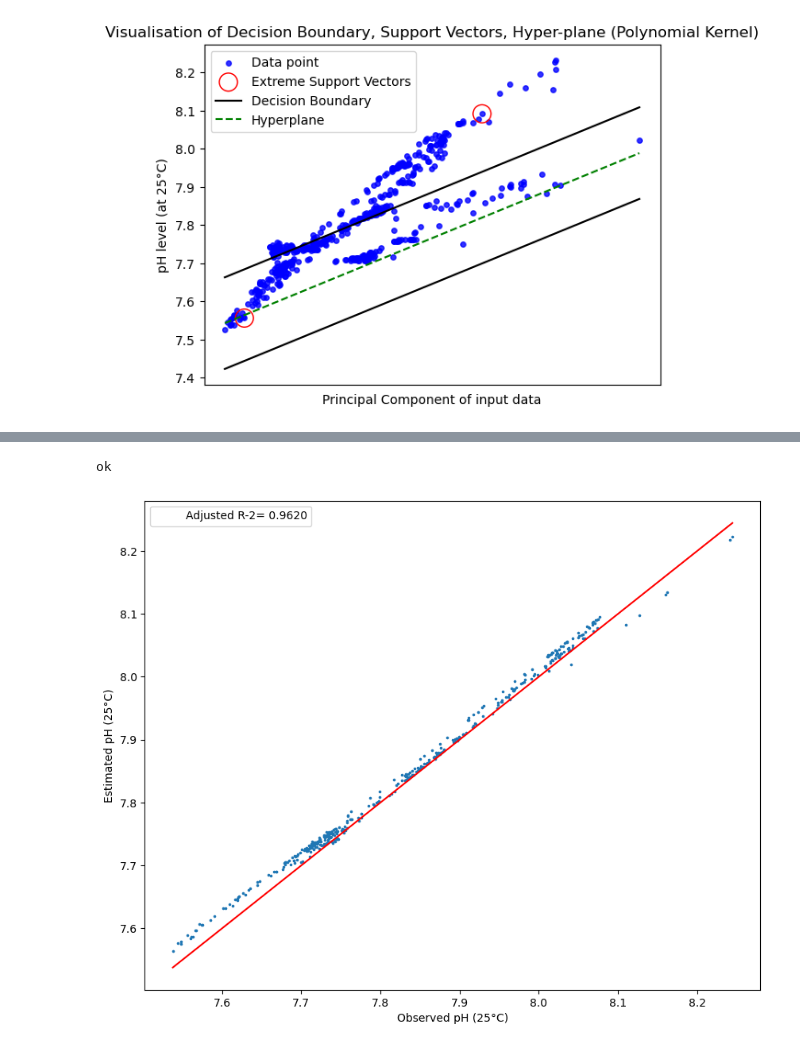
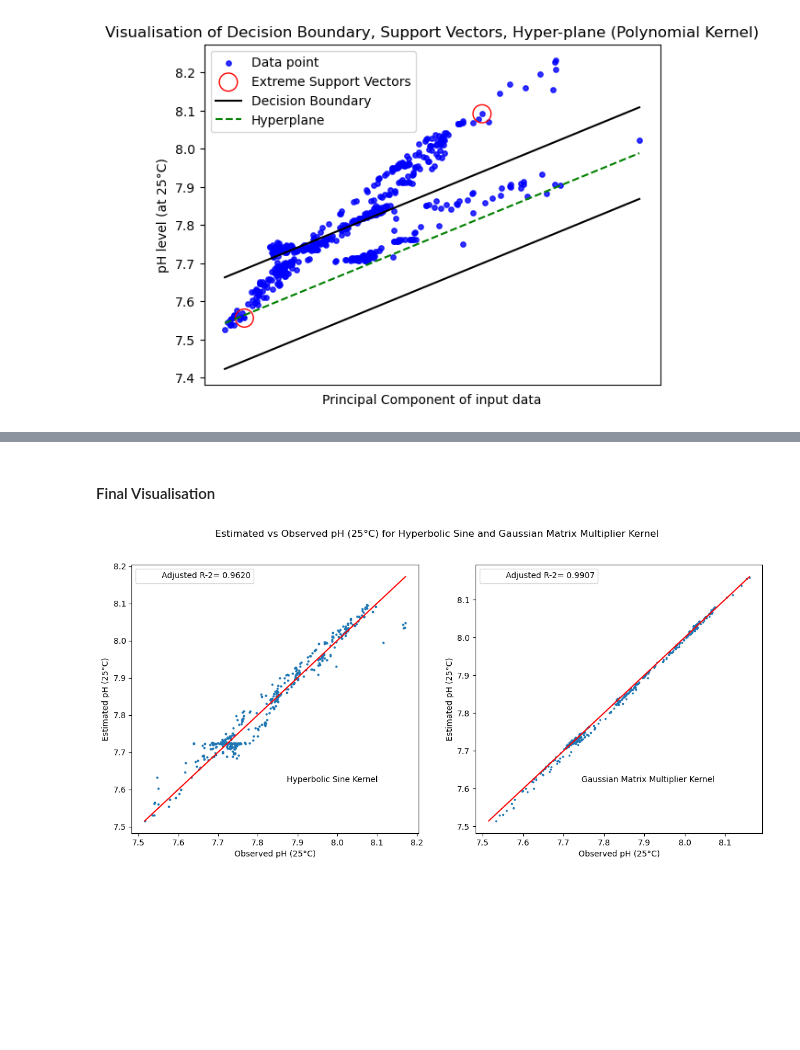
Before and after one commit to asif-saad/Analysis-of-Ocean-Climate, a Jupyter notebook: main.ipynb, the cells around one changed output, grey strips where cells are left out. Drawn from its saved outputs; the diff is of its cells as text; code cells hidden in the pictures; blank space fills up the shorter version.

Commit message:
some visualisation still left

```diff
--- a/main.ipynb
+++ b/main.ipynb
@@ -2441,8 +2424,6 @@ def sinh(x_train1,y_train1,x_test1,y_test,sigma,C):
     y_pred=sc_y.inverse_transform(y_pred)
     return y_pred
 # %%
-
-
 sigma=float(input("paramter for sigma: "))
 c=float(input("paramter for C: "))
 
@@ -2480,20 +2461,40 @@ while(True):
 
     val1=sinh(x_train1,y_train1,x_test1,y_test,sigma,c)
     if(val1[0]!=-1):
-        y_pred=val1
+        y_pred_sine=val1
+        y_test_sine=y_test
         break
-
-
-plt.figure(figsize=(10,8))
-plt.scatter(list(y_test['pH_25C_total']),y_pred,s=10,marker='.')
-plt.plot([min(min(y_test['pH_25C_total']),float(min(y_pred))),max(max(y_test['pH_25C_total']),float(max(y_pred)))],
-         [min(min(y_test['pH_25C_total']),float(min(y_pred))),max(max(y_test['pH_25C_total']),float(max(y_pred)))],
-         color='r')
-plt.scatter([],[],label="Adjusted R-2= 0.9620",alpha=0)
-plt.xlabel("Observed pH (25°C)")
-plt.ylabel("Estimated pH (25°C)")
-plt.legend()
-plt.show()
-# %% [output]
-ok
-[figure, removed]
+# %% [markdown]
+#### Final Visualisation
+# %%
+# create a grid of subplots
+fig, axs = plt.subplots(1, 2, figsize=(14, 6))
+
+# plot the data and add text to each subplot
+for i, ax in enumerate(axs):
+    if i == 0:
+        ax.scatter(list(y_test_matmul['pH_25C_total']),y_pred_matmul,s=15,marker='.')
+        ax.plot([min(min(y_test_matmul['pH_25C_total']),float(min(y_pred_matmul))),max(max(y_test_matmul['pH_25C_total']),float(max(y_pred_matmul)))],
+                [min(min(y_test_matmul['pH_25C_total']),float(min(y_pred_matmul))),max(max(y_test_matmul['pH_25C_total']),float(max(y_pred_matmul)))],
+                color='r')
+        ax.scatter([],[],label="Adjusted R-2= 0.9620",alpha=0)
+        ax.set_xlabel("Observed pH (25°C)")
+        ax.set_ylabel("Estimated pH (25°C)")
+        ax.text(0.7, 0.2, 'Hyperbolic Sine Kernel', ha='center', va='center', transform=ax.transAxes)
+
+
+    elif i == 1:
+        ax.scatter(list(y_test_sine['pH_25C_total']),y_pred_sine,s=10,marker='.')
+        ax.plot([min(min(y_test_sine['pH_25C_total']),float(min(y_pred_sine))),max(max(y_test_sine['pH_25C_total']),float(max(y_pred_sine)))],
+                [min(min(y_test_sine['pH_25C_total']),float(min(y_pred_sine))),max(max(y_test['pH_25C_total']),float(max(y_pred_sine)))],
+                color='r')
+        ax.scatter([],[],label="Adjusted R-2= 0.9907",alpha=0)
+        ax.set_xlabel("Observed pH (25°C)")
+        ax.set_ylabel("Estimated pH (25°C)")
+        ax.text(0.6, 0.2, 'Gaussian Matrix Multiplier Kernel', ha='center', va='center', transform=ax.transAxes)
+
+    ax.legend()
+plt.suptitle("Estimated vs Observed pH (25°C) for Hyperbolic Sine and Gaussian Matrix Multiplier Kernel")
+plt.show()
+# %% [output]
+[figure, added]
```
Also changed, not shown: parts of 1 cell of this notebook, 2 other files.
